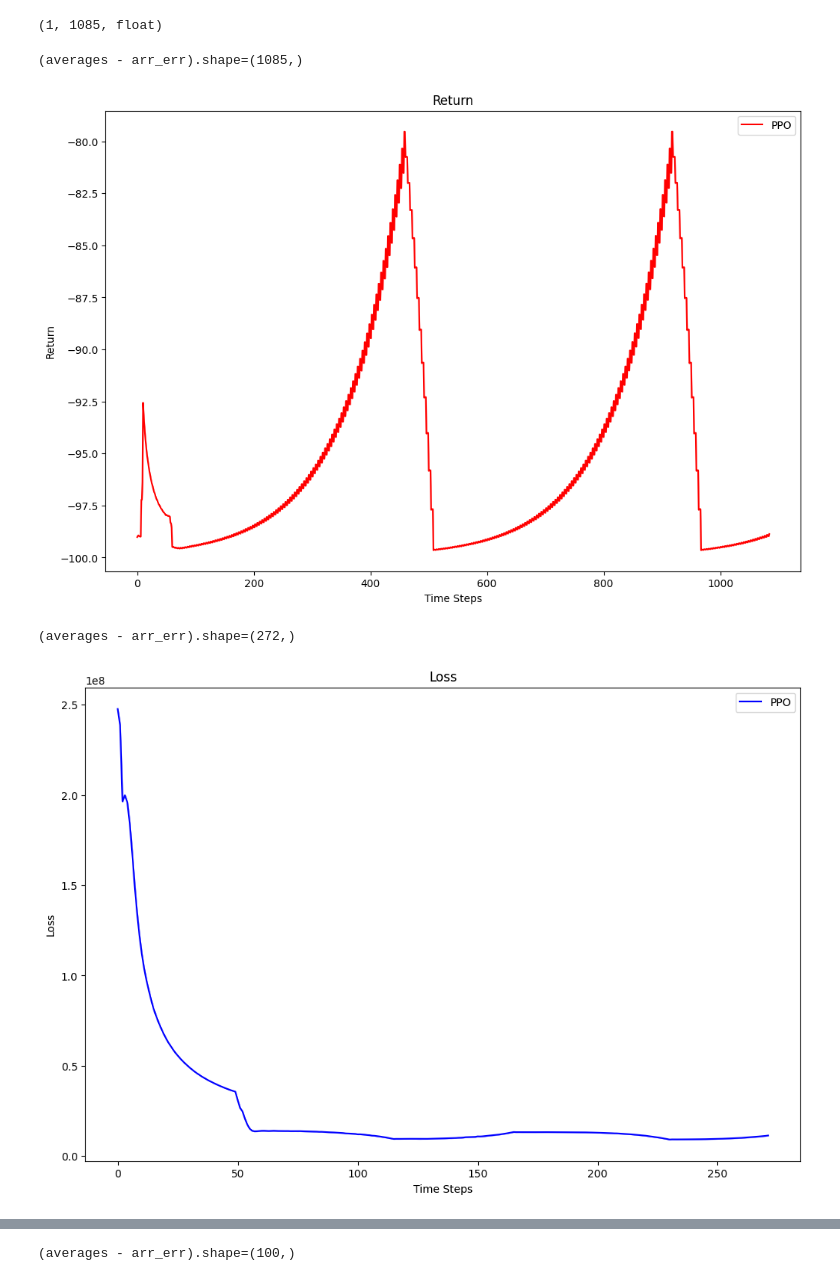
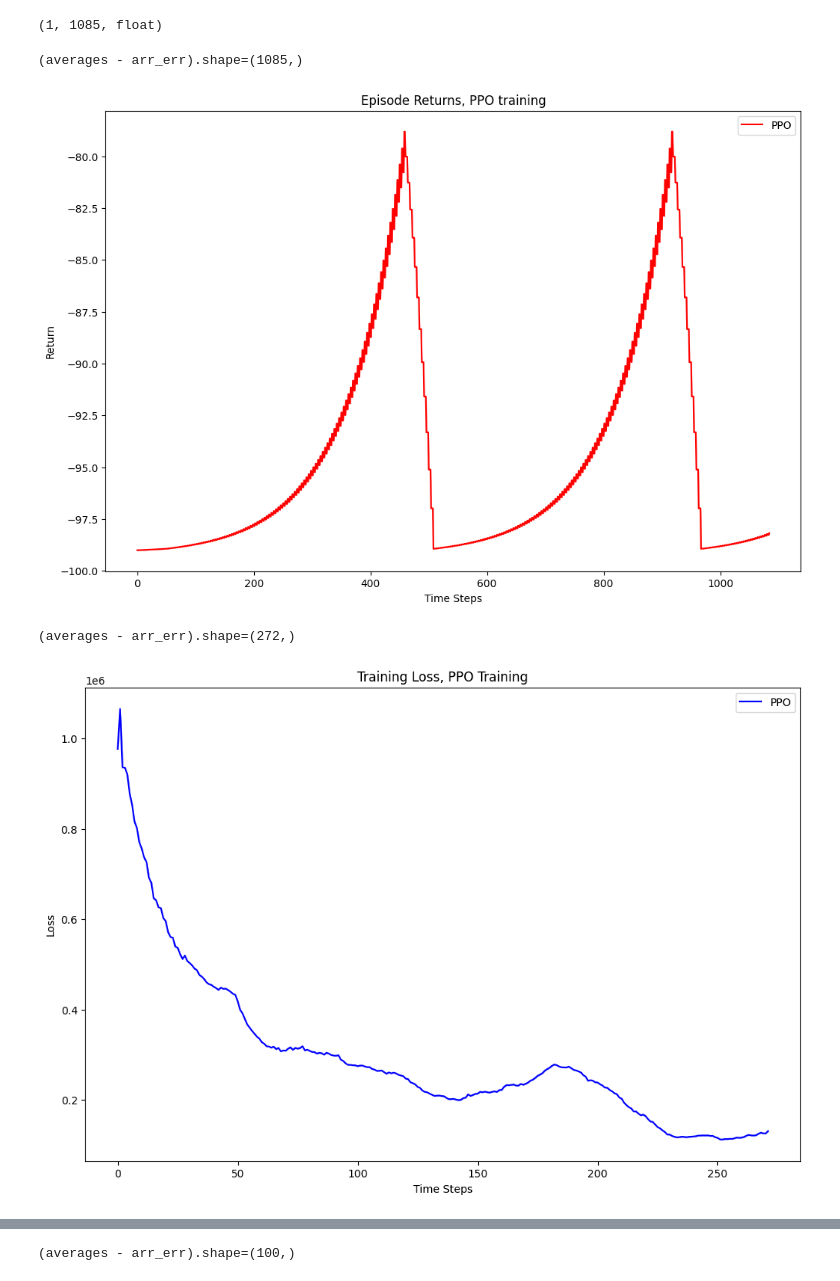
Before and after one commit to richiksc/cs5180-final-project, a Jupyter notebook: ppo.ipynb, the cells around one changed output, grey strips where cells are left out. Saved outputs shown, nothing was run; the diff lists cells and outputs as text; code cells hidden in the pictures.

```diff
--- a/ppo.ipynb
+++ b/ppo.ipynb
@@ -521,3 +585,8 @@ class PPOAgent(object):
+# %%
+def update_parent_info(parent_info, child_info):
+    for key, val in child_info.items():
+            parent_info.setdefault(key, [])
+            parent_info[key].append(val)
 # %%
 # PPO Trainer
 class PPOAgentTrainer(object):
@@ -745,28 +1003,34 @@ class PPOAgentTrainer(object):
 # %%
 if __name__ == "__main__":
 
-    my_env = FourRooms()
+    my_env = FourRooms(reward_fn='manhattan') # 'dense', 'manhattan', or 'sparse'
 
     train_params = {
-        'num_episodes': 10000,
+        'num_episodes': 1000,
         'num_trials': 1,
-        'learning_rate': 8e-3,
+        'actor_learning_rate': 3e-4,
+        'critic_learning_rate': 1e-3,
         'gamma': 0.99,
-        'train_timesteps': 500_000,
+        'train_timesteps': 500_000, # my_env.max_time_steps * 1000, # 500_000,
         'entropy_coef': 0.01,
         'buffer_size': my_env.max_time_steps * 4,
         'update_frequency': my_env.max_time_steps * 4,
         'warmup_period': my_env.max_time_steps,
         'epsilon': 0.2,
-        'epochs_per_update': 10
+        'epochs_per_update': 5,
+        'avg_return_window': 100,
+        'log_frequency': 50_000,
+        'plot_dense_return': True
     }
 
     ppo_returns = []
     ppo_losses = []
+    ppo_info = {}
     for _ in range(train_params['num_trials']):
         my_agent = PPOAgent() # agent is the same
         my_trainer = PPOAgentTrainer(my_agent, my_env, train_params)
-        returns, losses = my_trainer.run_train()
+        returns, losses, info = my_trainer.run_train()
 
         ppo_returns.append(returns)
         ppo_losses.append(losses)
+        update_parent_info(ppo_info, info)
@@ -775,10 +1077,23 @@ len(ppo_returns), len(ppo_returns[0]), type(ppo_returns[0][0])
 # %% [output]
 (1, 1085, float)
 # %%
-plot_curves([np.array(ppo_returns)], ['PPO'], ['r'], 'Return', 'Return', smoothing = True)
-plot_curves([np.array(ppo_losses)], ['PPO'], ['b'], 'Loss', 'Loss', smoothing = True)
+plot_curves([np.array(ppo_returns)], ['PPO'], ['r'], 'Return', 'Episode Returns, PPO training', smoothing = True)
+plot_curves([np.array(ppo_losses)], ['PPO'], ['b'], 'Loss', 'Training Loss, PPO Training', smoothing = True)
+# plot_curves([np.array(ppo_actor_grads)],
+#             ['Actor'],
+#             ['orange'],
+#             'Gradient magnitude',
+#             'Actor Gradient Magnitudes, PPO Training',
+#             smoothing = True)
+
+# plot_curves([np.array(ppo_critic_grads)],
+#             ['Critic'],
+#             ['purple'],
+#             'Gradient magnitude',
+#             'Critic Gradient Magnitudes, PPO Training',
+#             smoothing = True)
 # %% [output]
 (averages - arr_err).shape=(1085,)
-[figure, old version]
+[figure, new version]
 (averages - arr_err).shape=(272,)
-[figure, old version]
+[figure, new version]
```
Also changed, not shown: parts of 21 cells of this notebook, 5 other files.
